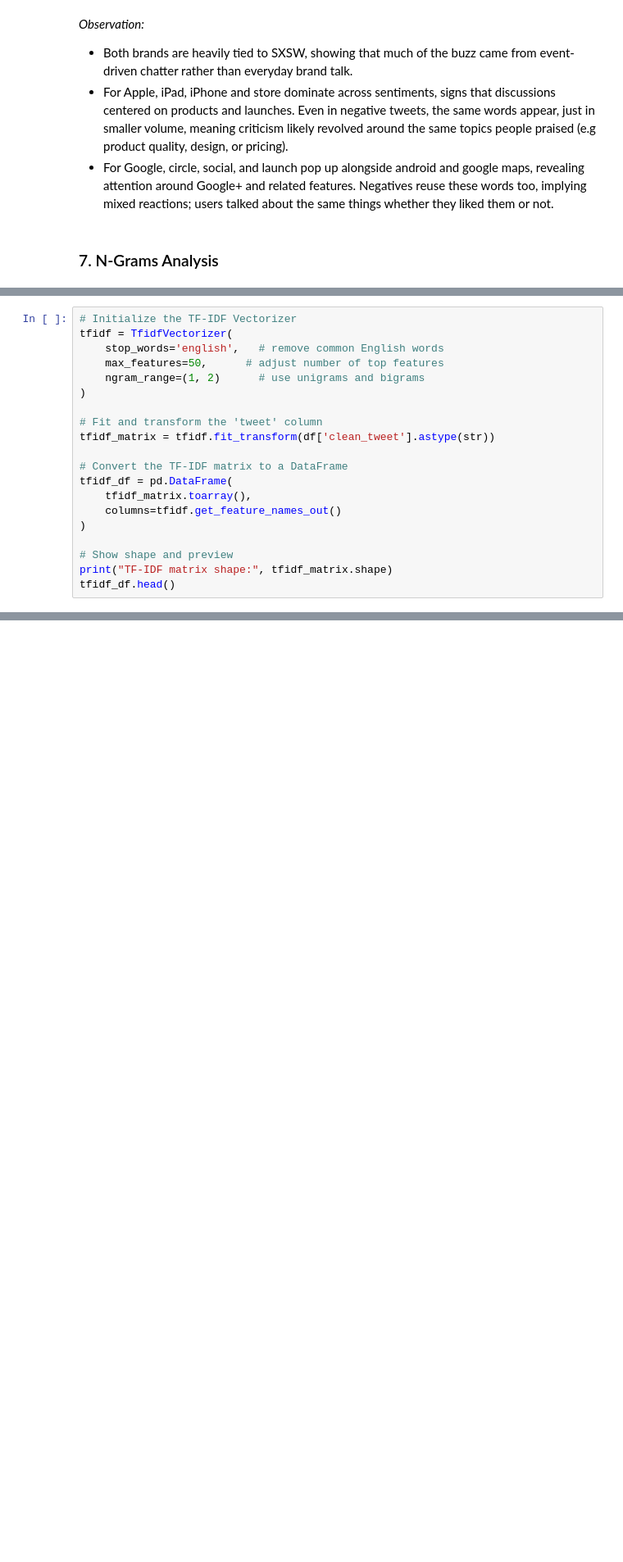
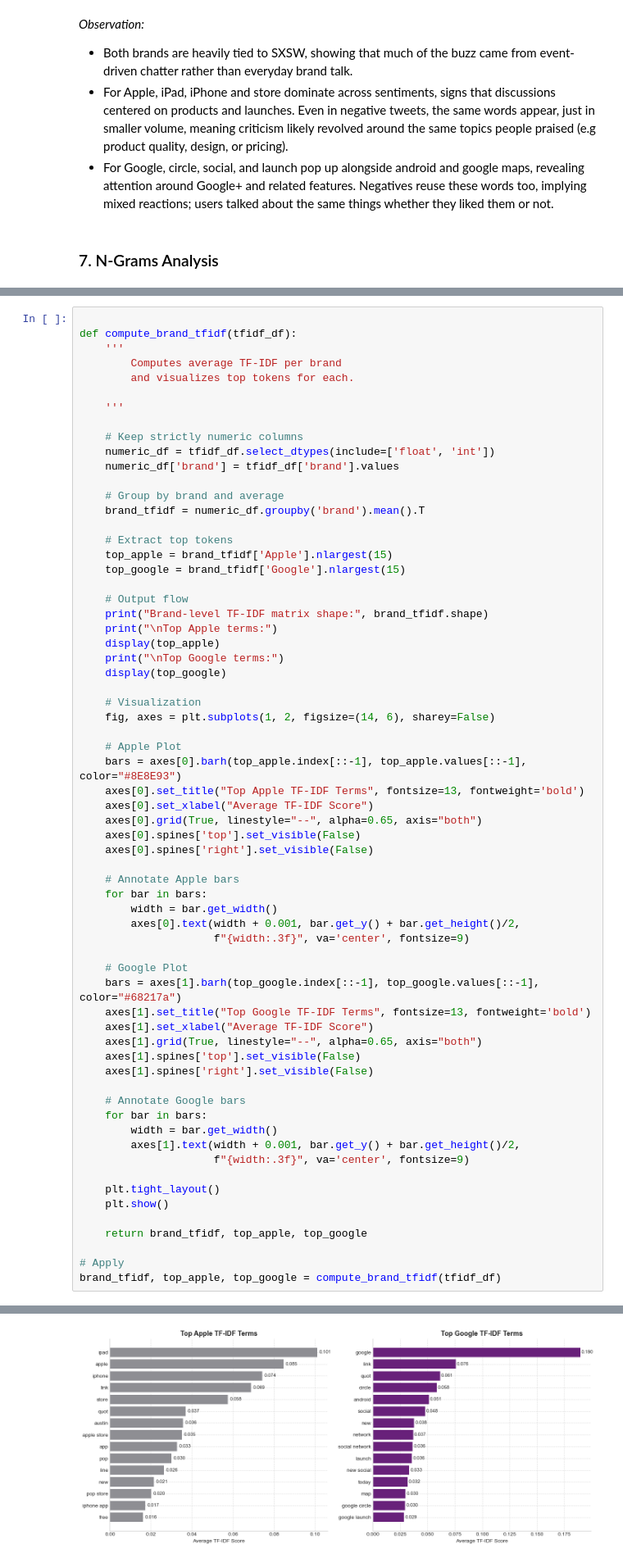
Before and after one commit to Vain-Guy/TechTones, a Jupyter notebook: techtones.ipynb, the cells around one changed output, grey strips where cells are left out. Shown at 82% size. Saved outputs shown, nothing was run; the diff lists cells and outputs as text; blank space fills up the shorter version.

```diff
--- a/techtones.ipynb
+++ b/techtones.ipynb
@@ -1653,20 +1595,0 @@ BoW Representation:
-# %%
-# Initialize the TF-IDF Vectorizer
-tfidf = TfidfVectorizer(
-    stop_words='english',   # remove common English words
-    max_features=50,      # adjust number of top features
-    ngram_range=(1, 2)      # use unigrams and bigrams
-)
-
-# Fit and transform the 'tweet' column
-tfidf_matrix = tfidf.fit_transform(df['clean_tweet'].astype(str))
-
-# Convert the TF-IDF matrix to a DataFrame
-tfidf_df = pd.DataFrame(
-    tfidf_matrix.toarray(),
-    columns=tfidf.get_feature_names_out()
-)
-
-# Show shape and preview
-print("TF-IDF matrix shape:", tfidf_matrix.shape)
-tfidf_df.head()
@@ -1681,0 +1663,66 @@ TF-IDF matrix shape: (8429, 500)
+# %%
+
+def compute_brand_tfidf(tfidf_df):
+    '''
+        Computes average TF-IDF per brand
+        and visualizes top tokens for each.
+
+    '''
+
+    # Keep strictly numeric columns
+    numeric_df = tfidf_df.select_dtypes(include=['float', 'int'])
+    numeric_df['brand'] = tfidf_df['brand'].values
+
+    # Group by brand and average
+    brand_tfidf = numeric_df.groupby('brand').mean().T
+
+    # Extract top tokens
+    top_apple = brand_tfidf['Apple'].nlargest(15)
+    top_google = brand_tfidf['Google'].nlargest(15)
+
+    # Output flow
+    print("Brand-level TF-IDF matrix shape:", brand_tfidf.shape)
+    print("\nTop Apple terms:")
+    display(top_apple)
+    print("\nTop Google terms:")
+    display(top_google)
+
+    # Visualization
+    fig, axes = plt.subplots(1, 2, figsize=(14, 6), sharey=False)
+
+    # Apple Plot
+    bars = axes[0].barh(top_apple.index[::-1], top_apple.values[::-1], color="#8E8E93")
+    axes[0].set_title("Top Apple TF-IDF Terms", fontsize=13, fontweight='bold')
+    axes[0].set_xlabel("Average TF-IDF Score")
+    axes[0].grid(True, linestyle="--", alpha=0.65, axis="both")
+    axes[0].spines['top'].set_visible(False)
+    axes[0].spines['right'].set_visible(False)
+
+    # Annotate Apple bars
+    for bar in bars:
+        width = bar.get_width()
+        axes[0].text(width + 0.001, bar.get_y() + bar.get_height()/2,
+                     f"{width:.3f}", va='center', fontsize=9)
+
+    # Google Plot
+    bars = axes[1].barh(top_google.index[::-1], top_google.values[::-1], color="#68217a")
+    axes[1].set_title("Top Google TF-IDF Terms", fontsize=13, fontweight='bold')
+    axes[1].set_xlabel("Average TF-IDF Score")
+    axes[1].grid(True, linestyle="--", alpha=0.65, axis="both")
+    axes[1].spines['top'].set_visible(False)
+    axes[1].spines['right'].set_visible(False)
+
+    # Annotate Google bars
+    for bar in bars:
+        width = bar.get_width()
+        axes[1].text(width + 0.001, bar.get_y() + bar.get_height()/2,
+                     f"{width:.3f}", va='center', fontsize=9)
+
+    plt.tight_layout()
+    plt.show()
+
+    return brand_tfidf, top_apple, top_google
+
+# Apply
+brand_tfidf, top_apple, top_google = compute_brand_tfidf(tfidf_df)
+# %% [output]
@@ -1681,0 +1765 @@ TF-IDF matrix shape: (8429, 500)
+[figure, added]
```
Also changed, not shown: parts of 32 cells of this notebook.
